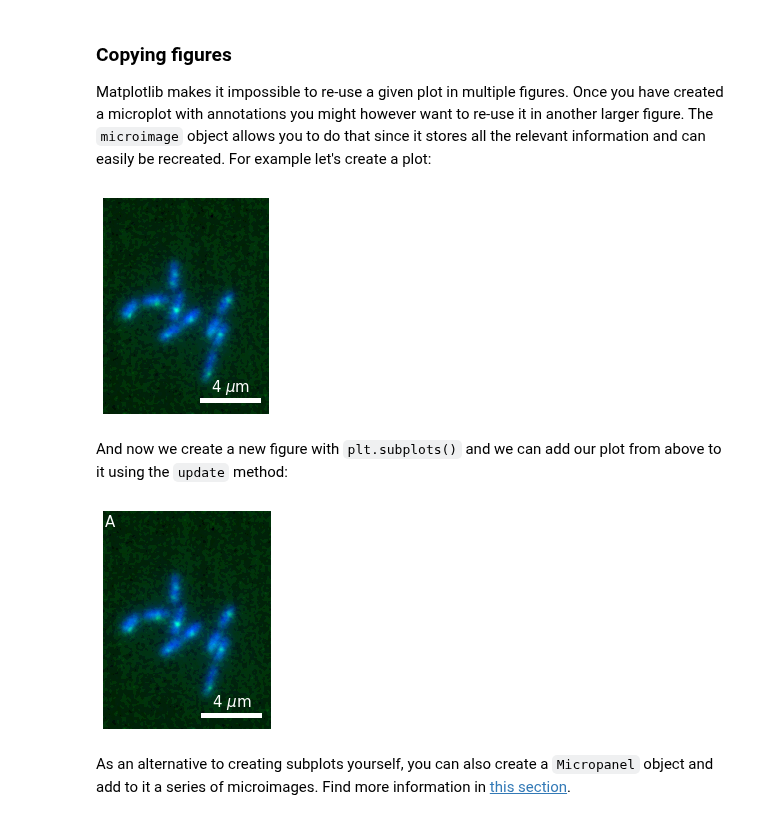
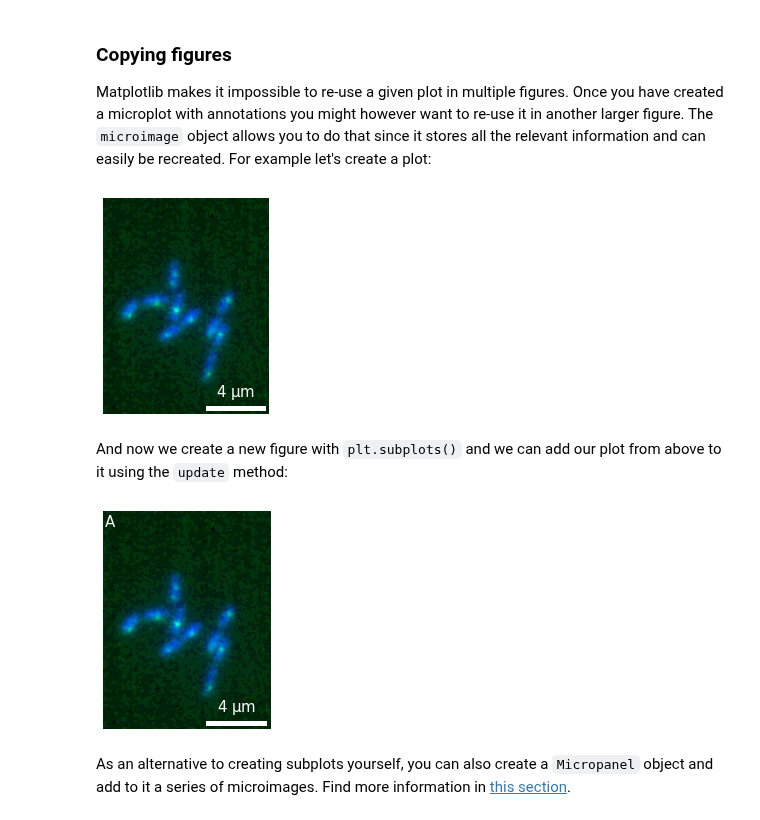
Before and after one commit to guiwitz/microfilm, a Jupyter notebook: notebooks/create_plots.ipynb, the cells around one changed output. Drawn from its saved outputs; the diff is of its cells as text; code cells hidden in the pictures.

````diff
--- a/notebooks/create_plots.ipynb
+++ b/notebooks/create_plots.ipynb
@@ -150,10 +150,10 @@ micro2.add_label('B', label_location='lower left', label_font_size=30);
 Matplotlib makes it impossible to re-use a given plot in multiple figures. Once you have created a microplot with annotations you might however want to re-use it in another larger figure. The ```microimage``` object allows you to do that since it stores all the relevant information and can easily be recreated. For example let's create a plot:
 # %%
 micro1 = microplot.microshow(images=[image1, image2], cmaps=['pure_blue', 'pure_green'],
-                              scalebar_unit_per_pix=0.065, scalebar_size_in_units=4, unit='um',
-                    scalebar_text_centered=True, scalebar_font_size=0.05, scalebar_color='white');
+                             scalebar_unit_per_pix=0.065, scalebar_size_in_units=4, unit='um',
+                             scalebar_font_size=15, scalebar_color='white');
 # %% [output]
-[figure, old version]
+[figure, new version]
 # %% [markdown]
 And now we create a new figure with ```plt.subplots()``` and we can add our plot from above to it using the ```update``` method:
 # %%
@@ -161,7 +161,7 @@ fig2, ax2 = plt.subplots()
 newmicro1 = micro1.update(ax=ax2, copy=True)
 newmicro1.add_label('A');
 # %% [output]
-[figure, old version]
+[figure, new version]
 # %% [markdown]
 As an alternative to creating subplots yourself, you can also create a ```Micropanel``` object and add to it a series of microimages. Find more information in [this section](create_panels.ipynb).
 # %% [markdown]
````
Also changed, not shown: parts of 10 cells of this notebook, 7 other files.
